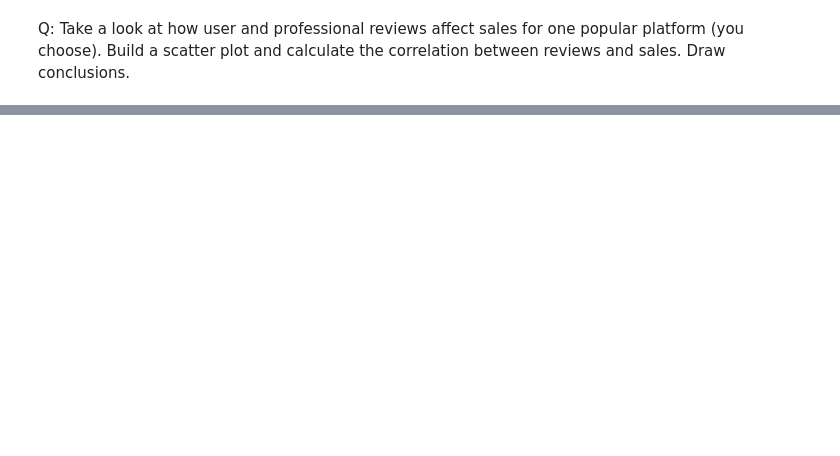
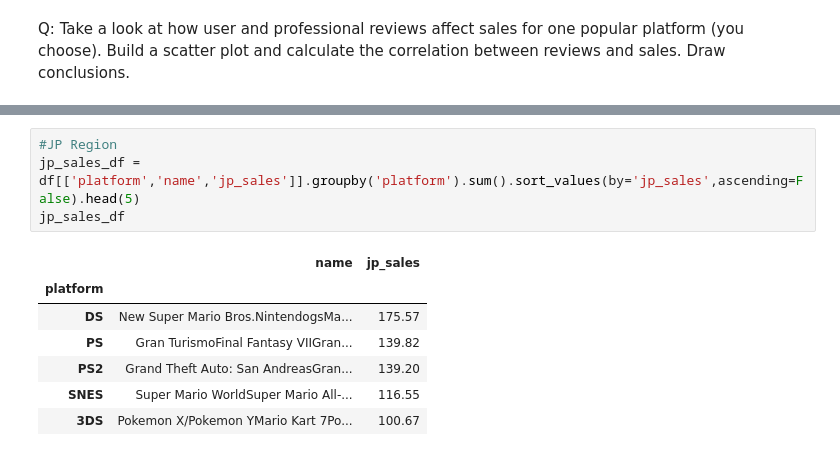
Before and after one commit to ouryj/gamesdataset, a Jupyter notebook: notebooks/EDA.ipynb, the cells around one changed output, grey strips where cells are left out. Cells and saved outputs as stored; diff of their text form; blank space fills up the shorter version.

```diff
--- a/notebooks/EDA.ipynb
+++ b/notebooks/EDA.ipynb
@@ -239,0 +319,12 @@ Q: Take a look at how user and professional reviews affect sales for one popular
+# %%
+#JP Region
+jp_sales_df = df[['platform','name','jp_sales']].groupby('platform').sum().sort_values(by='jp_sales',ascending=False).head(5)
+jp_sales_df
+# %% [output]
+|  | name | jp_sales |
+| platform |  |  |
+| DS | New Super Mario Bros.NintendogsMa... | 175.57 |
+| PS | Gran TurismoFinal Fantasy VIIGran... | 139.82 |
+| PS2 | Grand Theft Auto: San AndreasGran... | 139.20 |
+| SNES | Super Mario WorldSuper Mario All-... | 116.55 |
+| 3DS | Pokemon X/Pokemon YMario Kart 7Po... | 100.67 |
```
Also changed, not shown: parts of 26 cells of this notebook.
